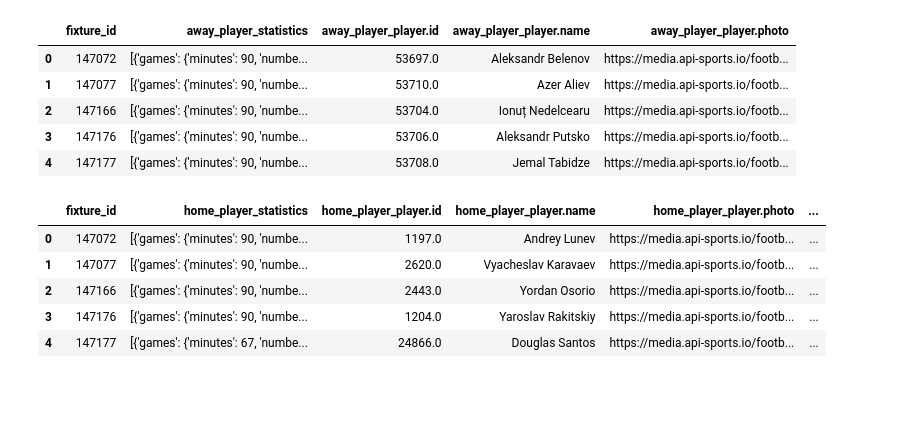
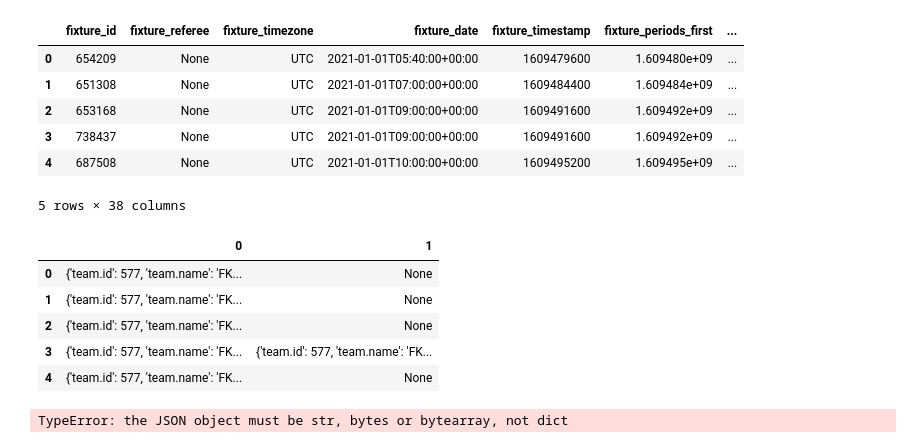
Before and after one commit to SalvoCancilla/AIbetting, a Jupyter notebook: core/notebook/test.ipynb, the cells around one changed output. Saved outputs shown, nothing was run; the diff lists cells and outputs as text; code cells hidden in the pictures; blank space fills up the shorter version.

Commit message:
Implementato matches_info

```diff
--- a/core/notebook/test.ipynb
+++ b/core/notebook/test.ipynb
@@ -16,7 +16,7 @@ db_path = os.getenv("db_path")
 json_path = os.getenv("json_path")
 # %%
 # Load JSON file from data/json_files/season
-with open("C:/Users/Lavoro/Desktop/AIBetting/core/data/json_files/2020/players_stats.json") as json_file:
+with open("C:/Users/Lavoro/Desktop/AIBetting/AIbetting/core/data/json_files/2021/matches_info.json") as json_file:
     data = json.load(json_file)
     print(data)
 # %% [output]
@@ -117,27 +24,35 @@ df_home_players_info.head()
-# %%
-# normalize away_players_info
-df_away_players_info = pd.json_normalize(df_players['away_players'][0])
-# Add prefix to columns
-df_away_players_info = df_away_players_info.add_prefix('away_player_')
-# Concat df_home players with df_players
-df_away_players_info = pd.concat([df_players['fixture_id'], df_away_players_info], axis=1)
-
-df_away_players_info.head()
-# %% [output]
-|  | fixture_id | away_player_statistics | away_player_player.id | away_player_player.name | away_player_player.photo |
-| 0 | 147072 | [{'games': {'minutes': 90, 'numbe... | 53697.0 | Aleksandr Belenov | https://media.api-sports.io/footb... |
-| 1 | 147077 | [{'games': {'minutes': 90, 'numbe... | 53710.0 | Azer Aliev | https://media.api-sports.io/footb... |
-| 2 | 147166 | [{'games': {'minutes': 90, 'numbe... | 53704.0 | Ionuț Nedelcearu | https://media.api-sports.io/footb... |
-| 3 | 147176 | [{'games': {'minutes': 90, 'numbe... | 53706.0 | Aleksandr Putsko | https://media.api-sports.io/footb... |
-| 4 | 147177 | [{'games': {'minutes': 90, 'numbe... | 53708.0 | Jemal Tabidze | https://media.api-sports.io/footb... |
-# %%
-# join home and away players on fixture_id
-df_players_info = pd.merge(df_home_players_info, df_away_players_info, on='fixture_id')
-df_players_info.head()
-# %% [output]
-|  | fixture_id | home_player_statistics | home_player_player.id | home_player_player.name | home_player_player.photo | ... |
-| 0 | 147072 | [{'games': {'minutes': 90, 'numbe... | 1197.0 | Andrey Lunev | https://media.api-sports.io/footb... | ... |
-| 1 | 147077 | [{'games': {'minutes': 90, 'numbe... | 2620.0 | Vyacheslav Karavaev | https://media.api-sports.io/footb... | ... |
-| 2 | 147166 | [{'games': {'minutes': 90, 'numbe... | 2443.0 | Yordan Osorio | https://media.api-sports.io/footb... | ... |
-| 3 | 147176 | [{'games': {'minutes': 90, 'numbe... | 1204.0 | Yaroslav Rakitskiy | https://media.api-sports.io/footb... | ... |
-| 4 | 147177 | [{'games': {'minutes': 67, 'numbe... | 24866.0 | Douglas Santos | https://media.api-sports.io/footb... | ... |
+# %%
+df1 = pd.json_normalize(data, 'response', sep='_') # Extract the response data
+df1.head()
+# %% [output]
+|  | fixture_id | fixture_referee | fixture_timezone | fixture_date | fixture_timestamp | fixture_periods_first | ... |
+| 0 | 654209 | None | UTC | 2021-01-01T05:40:00+00:00 | 1609479600 | 1.609480e+09 | ... |
+| 1 | 651308 | None | UTC | 2021-01-01T07:00:00+00:00 | 1609484400 | 1.609484e+09 | ... |
+| 2 | 653168 | None | UTC | 2021-01-01T09:00:00+00:00 | 1609491600 | 1.609492e+09 | ... |
+| 3 | 738437 | None | UTC | 2021-01-01T09:00:00+00:00 | 1609491600 | 1.609492e+09 | ... |
+| 4 | 687508 | None | UTC | 2021-01-01T10:00:00+00:00 | 1609495200 | 1.609495e+09 | ... |
+5 rows × 38 columns
+# %%
+df_players_season_stats = pd.json_normalize(df1["statistics"])
+df_players_season_stats.head()
+# %% [output]
+|  | 0 | 1 |
+| 0 | {'team.id': 577, 'team.name': 'FK... | None |
+| 1 | {'team.id': 577, 'team.name': 'FK... | None |
+| 2 | {'team.id': 577, 'team.name': 'FK... | None |
+| 3 | {'team.id': 577, 'team.name': 'FK... | {'team.id': 577, 'team.name': 'FK... |
+| 4 | {'team.id': 577, 'team.name': 'FK... | None |
+# %%
+# Converti la stringa JSON in un dizionario Python
+data = json.loads(data)
+
+# Estrai i dati di risposta
+response_data = data['response'][0]
+
+# Normalizza il JSON annidato in un DataFrame
+df = json_normalize(response_data)
+
+# Visualizza il DataFrame
+df.head()
+# %% [output]
+TypeError: the JSON object must be str, bytes or bytearray, not dict
```
Also changed, not shown: parts of 8 cells of this notebook, 9 other files.
